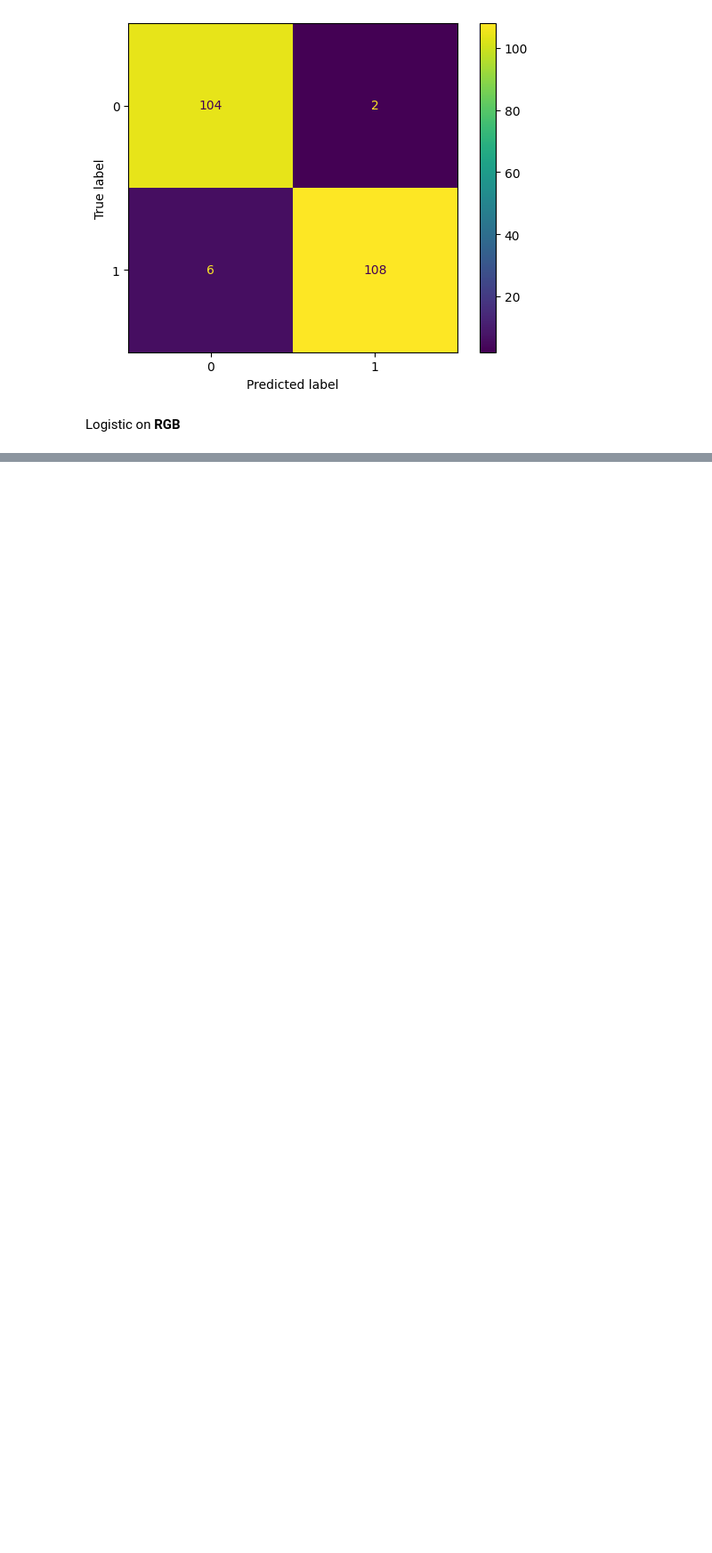
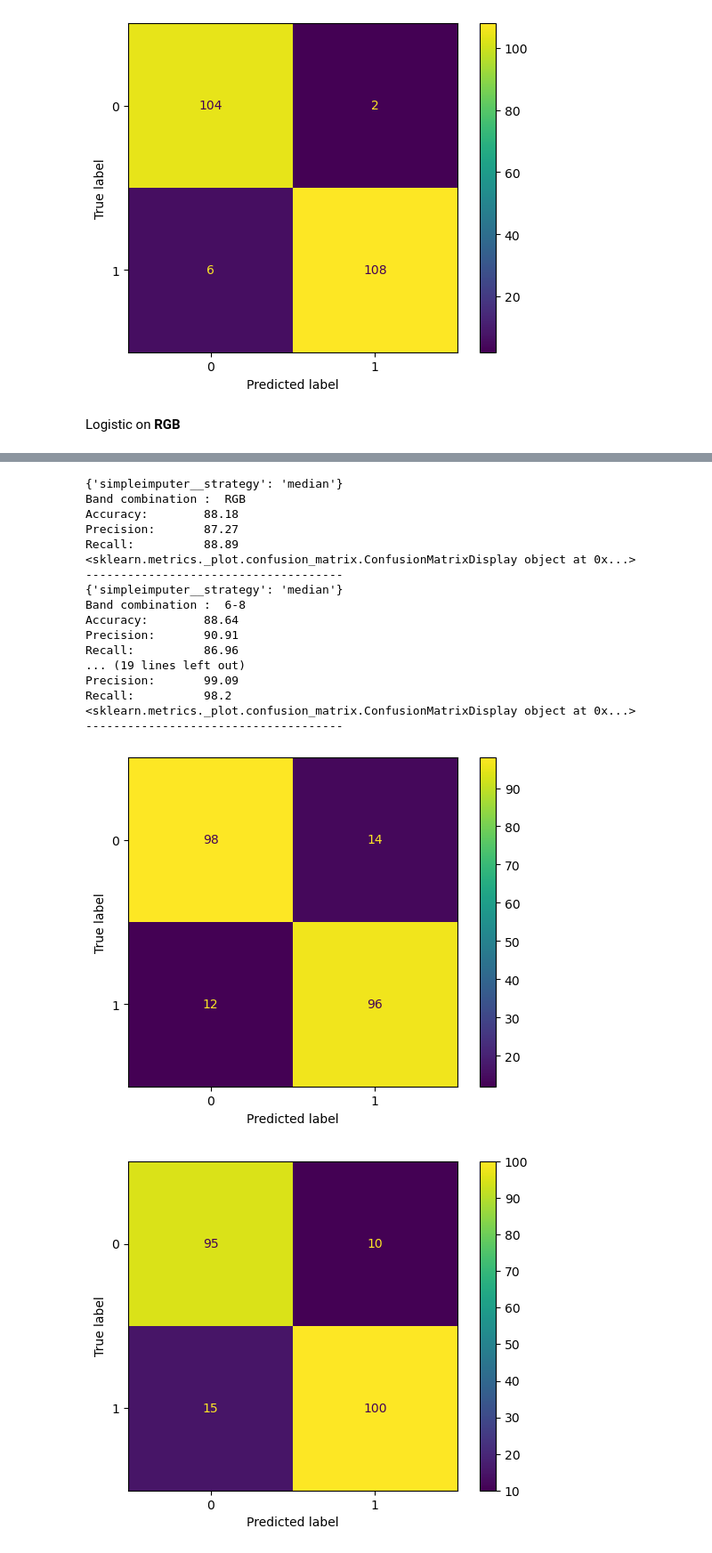
Before and after one commit to jonasbarth/fds-2022-final-project, a Jupyter notebook: hoc.ipynb, the cells around one changed output, grey strips where cells are left out. Shown at 89% size. Cells and saved outputs as stored; diff of their text form; code cells hidden in the pictures; blank space fills up the shorter version.

```diff
--- a/hoc.ipynb
+++ b/hoc.ipynb
@@ -32,7 +32,12 @@ dev_data.head()
 ### Pipeline
 Now we create the pipeline that will handle our data and process each image into a set of features.
 # %%
-feature_names = ['LE7 B1 (blue)', 'LE7 B2 (green)', 'LE7 B3 (red)', 'LE7 B4 (near infrared)', 'LE7 B5 (shortwave infrared 1)', 'LE7 B6_VCID_1 (low-gain thermal infrared)', 'LE7 B6_VCID_2 (high-gain thermal infrared)', 'LE7 B7 (shortwave infrared 2)', 'LE7 B8 (panchromatic)', 'LE7 BQA (quality bitmask)', 'NDVI (vegetation index)', 'NDSI (snow index)', 'NDWI (water index)', 'SRTM 90 elevation', 'SRTM 90 slope']
+feature_names = ['LE7 B1 (blue)', 'LE7 B2 (green)',
+                 'LE7 B3 (red)', 'LE7 B4 (near infrared)', 'LE7 B5 (shortwave infrared 1)',
+                 'LE7 B6_VCID_1 (low-gain thermal infrared)', 'LE7 B6_VCID_2 (high-gain thermal infrared)',
+                 'LE7 B7 (shortwave infrared 2)', 'LE7 B8 (panchromatic)', 'LE7 BQA (quality bitmask)',
+                 'NDVI (vegetation index)', 'NDSI (snow index)', 'NDWI (water index)',
+                 'SRTM 90 elevation', 'SRTM 90 slope']
 
 normalization_file = 'og_dataset/stats_train.json'
 import json
@@ -305 +452,51 @@ Recall:          89.42
 [figure]
+# %%
+logistic_params = dict(
+    simpleimputer__strategy = ['mean', 'median'],
+    )
+logistic = make_pipeline(
+    SimpleImputer(), # we may also pick Median as the strategy
+    LogisticRegression(solver='liblinear')) # we may pick a different K
+bands_combination = {
+    'RGB':['LE7 B1 (blue)', 'LE7 B2 (green)',
+                 'LE7 B3 (red)'],
+    '6-8' : ['LE7 B6_VCID_1 (low-gain thermal infrared)','LE7 B7 (shortwave infrared 2)'],
+    '5-4-2' : ['LE7 B5 (shortwave infrared 1)','LE7 B4 (near infrared)','LE7 B2 (green)'],
+    'LE7' : ['LE7 B1 (blue)', 'LE7 B2 (green)',
+                 'LE7 B3 (red)', 'LE7 B4 (near infrared)', 'LE7 B5 (shortwave infrared 1)',
+                 'LE7 B6_VCID_1 (low-gain thermal infrared)', 'LE7 B6_VCID_2 (high-gain thermal infrared)',
+                 'LE7 B7 (shortwave infrared 2)', 'LE7 B8 (panchromatic)', 'LE7 BQA (quality bitmask)'],
+    'All' : ['LE7 B1 (blue)', 'LE7 B2 (green)',
+                 'LE7 B3 (red)', 'LE7 B4 (near infrared)', 'LE7 B5 (shortwave infrared 1)',
+                 'LE7 B6_VCID_1 (low-gain thermal infrared)', 'LE7 B6_VCID_2 (high-gain thermal infrared)',
+                 'LE7 B7 (shortwave infrared 2)', 'LE7 B8 (panchromatic)', 'LE7 BQA (quality bitmask)',
+                 'NDVI (vegetation index)', 'NDSI (snow index)', 'NDWI (water index)',
+                 'SRTM 90 elevation', 'SRTM 90 slope']
+}
+for i in bands_combination.keys():
+    cv = GridSearchCV(logistic,logistic_params).fit(train_hist.loc[:,bands_combination[i]],train_label)
+    y_hat = cv.predict(test_hist.loc[:,bands_combination[i]])
+    print(cv.best_params_)
+    print('Band combination : ',i)
+    metrics(y_hat,test_label)
+    print('-------------------------------------')
+# %% [output]
+{'simpleimputer__strategy': 'median'}
+Band combination :  RGB
+Accuracy:        88.18
+Precision:       87.27
+Recall:          88.89
+<sklearn.metrics._plot.confusion_matrix.ConfusionMatrixDisplay object at 0x...>
+-------------------------------------
+{'simpleimputer__strategy': 'median'}
+Band combination :  6-8
+Accuracy:        88.64
+Precision:       90.91
+Recall:          86.96
+... (19 lines left out)
+Precision:       99.09
+Recall:          98.2
+<sklearn.metrics._plot.confusion_matrix.ConfusionMatrixDisplay object at 0x...>
+-------------------------------------
+[figure, added]
+[figure, added]
```
Also changed, not shown: parts of 16 cells of this notebook.
